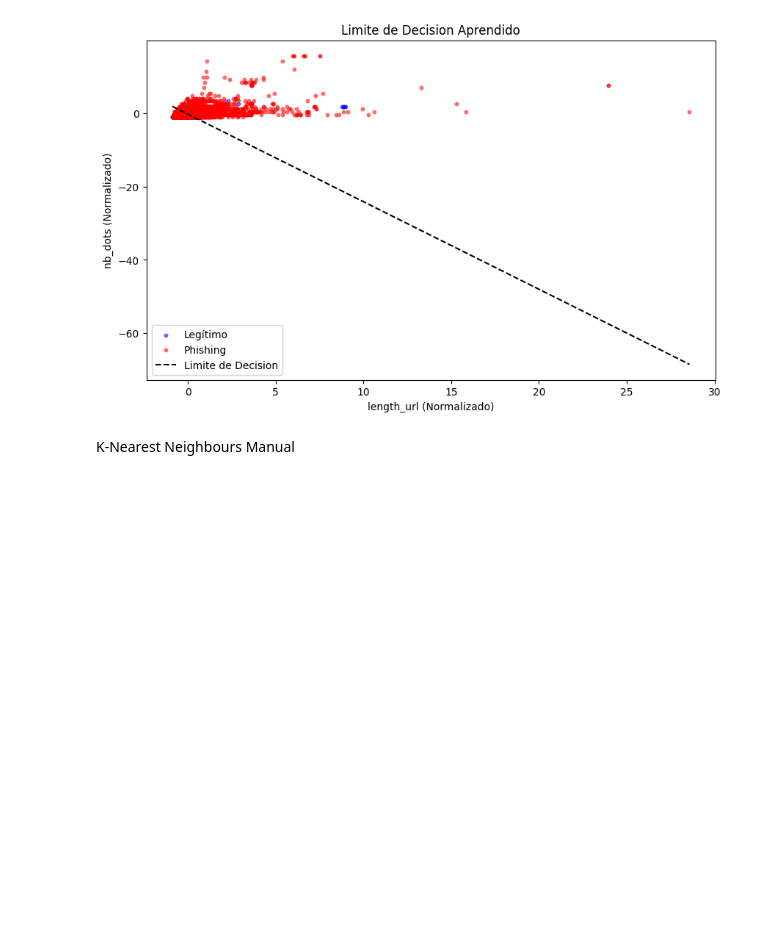
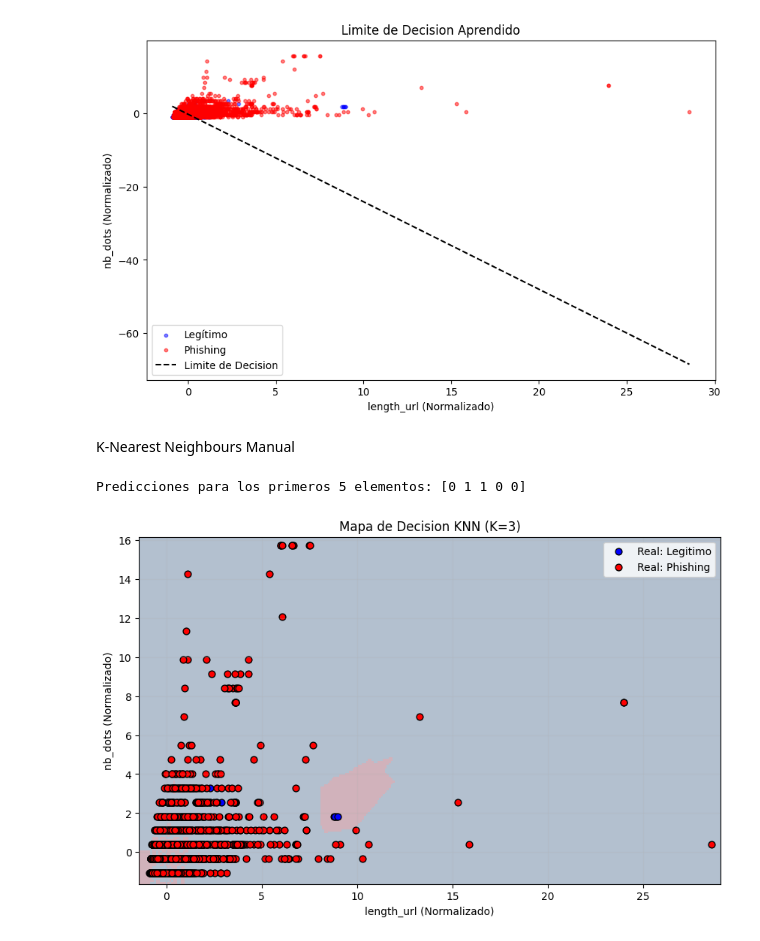
Before and after one commit to DavidDominguez-11/AI-LAB2, a Jupyter notebook: task3.ipynb, the cells around one changed output. Drawn from its saved outputs; the diff is of its cells as text; code cells hidden in the pictures; blank space fills up the shorter version.

```diff
--- a/task3.ipynb
+++ b/task3.ipynb
@@ -124,0 +145,40 @@ K-Nearest Neighbours Manual
+# %%
+K = 3
+
+y_pred_knn = predict_knn(X_norm, y, X_norm, k=K)
+
+print(f"Predicciones para los primeros 5 elementos: {y_pred_knn[:5]}")
+# %% [output]
+Predicciones para los primeros 5 elementos: [0 1 1 0 0]
+# %%
+x_min, x_max = X_norm[:, 0].min() - 0.5, X_norm[:, 0].max() + 0.5
+y_min, y_max = X_norm[:, 1].min() - 0.5, X_norm[:, 1].max() + 0.5
+
+
+h = 0.1
+xx, yy = np.meshgrid(np.arange(x_min, x_max, h),
+                     np.arange(y_min, y_max, h))
+
+grid_points = np.c_[xx.ravel(), yy.ravel()]
+Z = predict_knn(X_norm, y, grid_points, k=K)
+
+Z = Z.reshape(xx.shape)
+
+plt.figure(figsize=(10, 6))# Graficar
+
+plt.pcolormesh(xx, yy, Z, cmap='RdBu', alpha=0.3, shading='auto')
+
+# Superponer los puntos reales
+plt.scatter(X_norm[y.flatten() == 0, 0], X_norm[y.flatten() == 0, 1],
+            color='blue', label='Real: Legitimo', edgecolors='k', s=40)
+plt.scatter(X_norm[y.flatten() == 1, 0], X_norm[y.flatten() == 1, 1],
+            color='red', label='Real: Phishing', edgecolors='k', s=40)
+
+plt.title(f'Mapa de Decision KNN (K={K})')
+plt.xlabel('length_url (Normalizado)')
+plt.ylabel('nb_dots (Normalizado)')
+plt.legend()
+plt.grid(alpha=0.2)
+plt.show()
+# %% [output]
+[figure, added]
```
Also changed, not shown: parts of 1 cell of this notebook.
